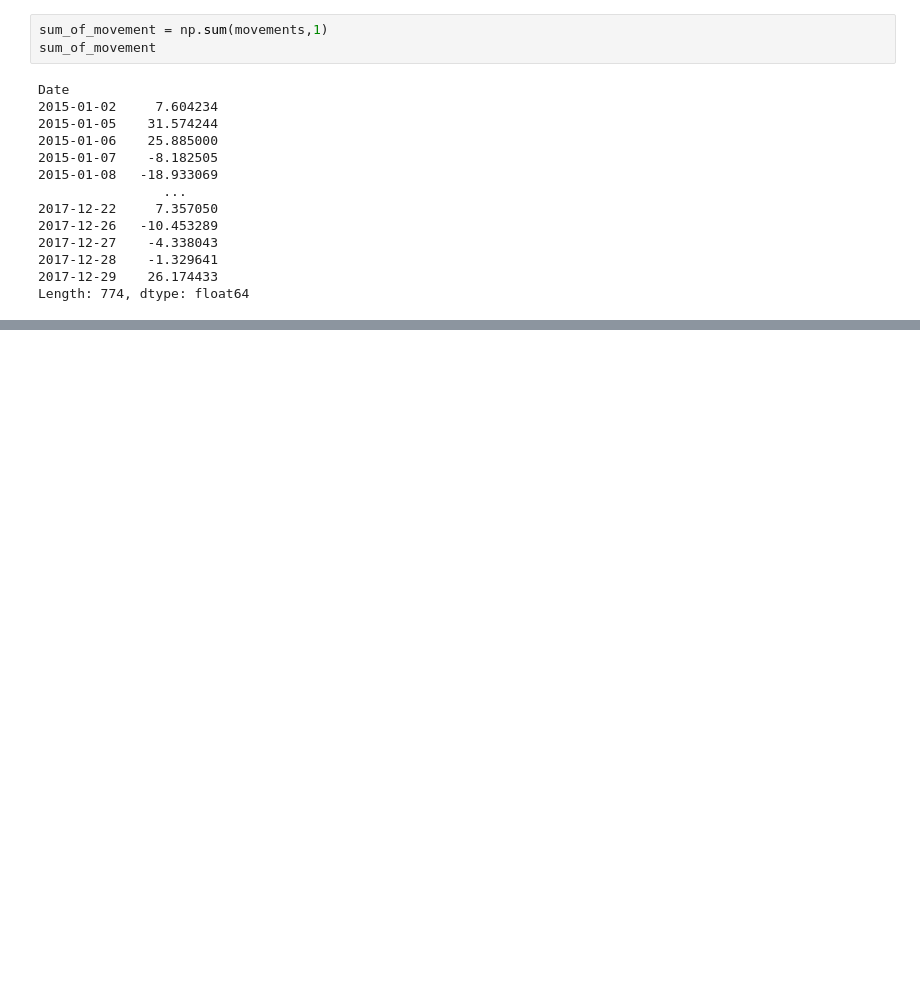
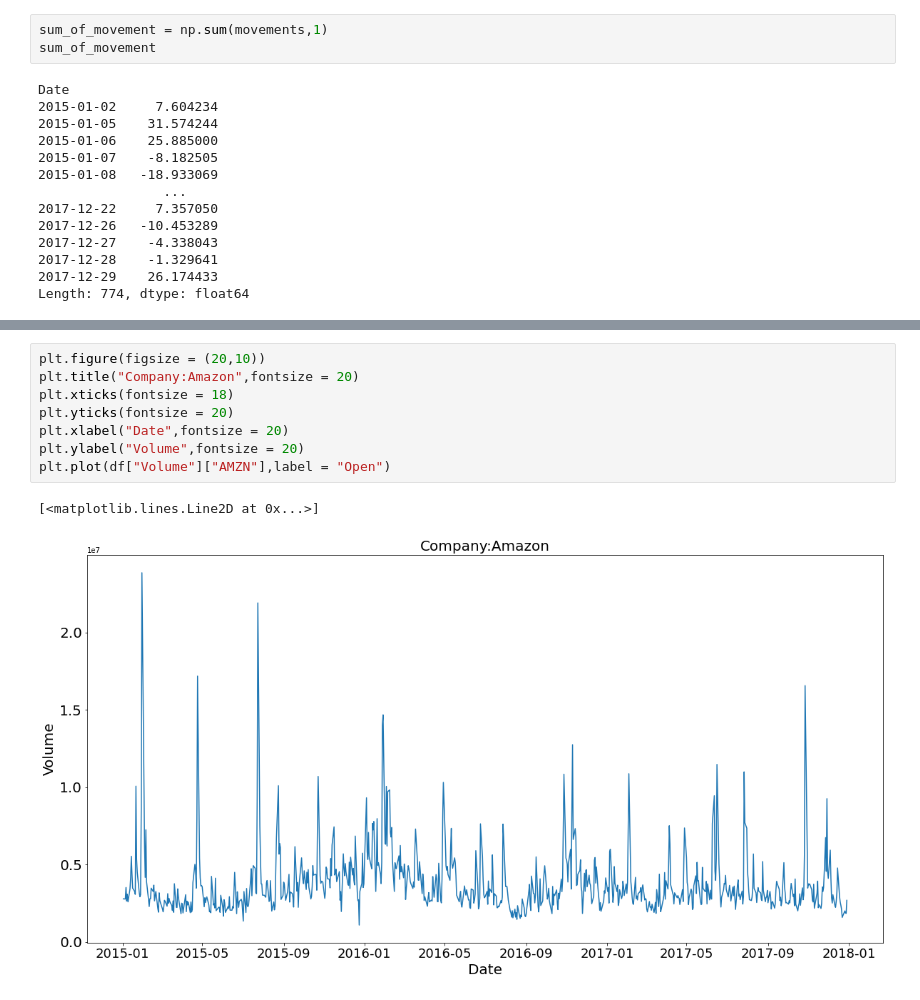
Before and after one commit to ghorbelachraf/GoMyCode, a Jupyter notebook: my_own_project.ipynb, the cells around one changed output, grey strips where cells are left out. Saved outputs shown, nothing was run; the diff lists cells and outputs as text; blank space fills up the shorter version.

```diff
--- a/my_own_project.ipynb
+++ b/my_own_project.ipynb
@@ -186,0 +174,11 @@ print(norm_movements.mean())
+# %%
+plt.figure(figsize = (20,10))
+plt.title("Company:Amazon",fontsize = 20)
+plt.xticks(fontsize = 18)
+plt.yticks(fontsize = 20)
+plt.xlabel("Date",fontsize = 20)
+plt.ylabel("Volume",fontsize = 20)
+plt.plot(df["Volume"]["AMZN"],label = "Open")
+# %% [output]
+[<matplotlib.lines.Line2D at 0x...>]
+[figure, added]
```
Also changed, not shown: parts of 35 cells of this notebook.
